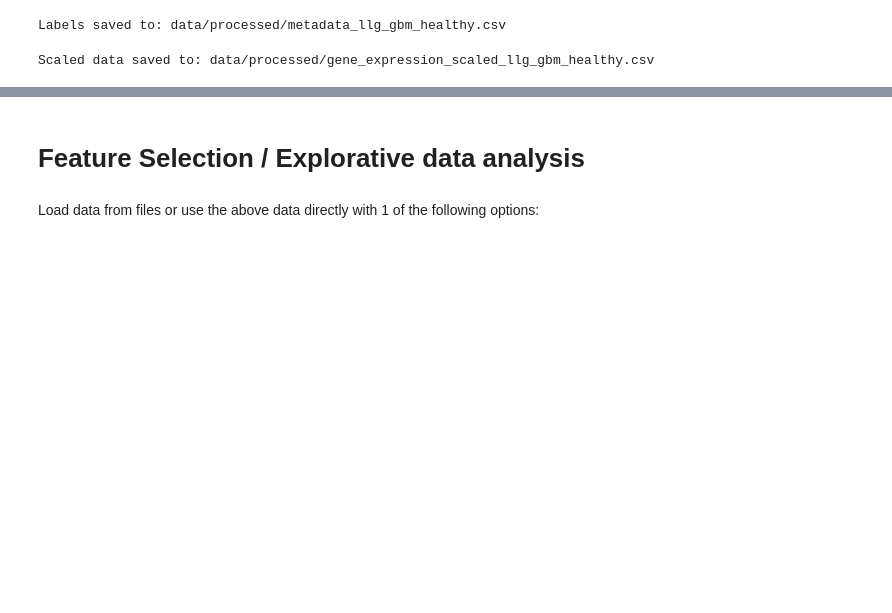
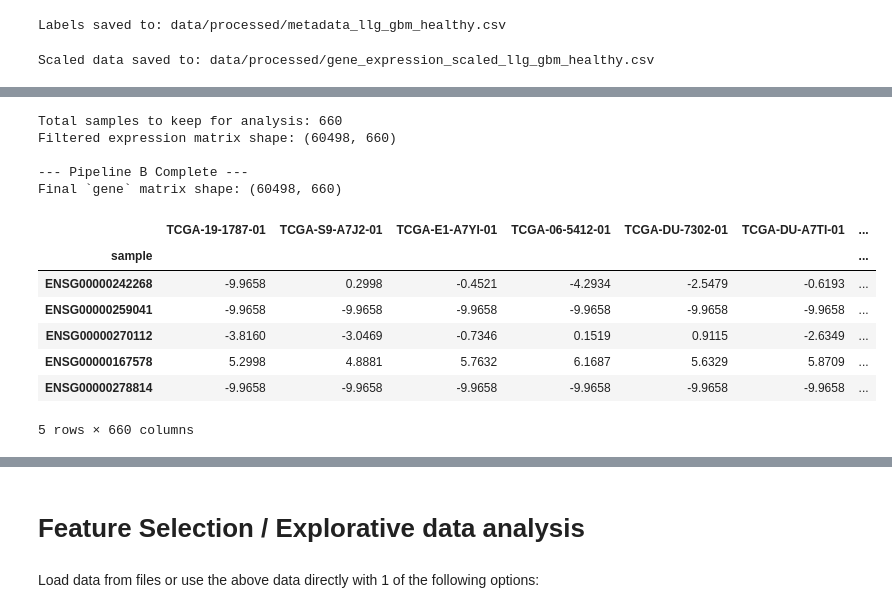
Before and after one commit to tobitotaku/ai-brain-tumor, a Jupyter notebook: preprocessing_stream_c.ipynb, the cells around one changed output, grey strips where cells are left out. Drawn from its saved outputs; the diff is of its cells as text; code cells hidden in the pictures; blank space fills up the shorter version.

```diff
--- a/preprocessing_stream_c.ipynb
+++ b/preprocessing_stream_c.ipynb
@@ -504,0 +597,38 @@ Scaled data saved to: data/processed/gene_expression_scaled_llg_gbm_healthy.csv
+# %%
+# --- 1. Combine Metadata & Get Final Sample List ---
+# We already created b_gbm_metadata and b_gtex_metadata in the last step
+b_samples_to_keep = combined_metadata_gbm_llg_df['sample'].tolist()
+
+print(f"Total samples to keep for analysis: {len(b_samples_to_keep)}")
+
+# --- 2. Filter Expression Data ---
+# Select only the columns (samples) we want
+# We use .copy() to prevent pandas warnings
+filtered_genes_gbm_llg = b_xena_expression_df[
+    b_xena_expression_df.columns.intersection(b_samples_to_keep)
+].copy()
+
+# --- 3. Clean Gene IDs ---
+# Clean gene IDs (e.g., 'ENSG00000000003.15' -> 'ENSG00000000003')
+filtered_genes_gbm_llg.index = filtered_genes_gbm_llg.index.str.split('.').str[0]
+
+print(f"Filtered expression matrix shape: {filtered_genes_gbm_llg.shape}")
+
+# --- 6. Verify Final ---
+print("\n--- Pipeline B Complete ---")
+print(f"Final `gene` matrix shape: {filtered_genes_gbm_llg.shape}")
+display(filtered_genes_gbm_llg.head())
+# %% [output]
+Total samples to keep for analysis: 660
+Filtered expression matrix shape: (60498, 660)
+
+--- Pipeline B Complete ---
+Final `gene` matrix shape: (60498, 660)
+|  | TCGA-19-1787-01 | TCGA-S9-A7J2-01 | TCGA-E1-A7YI-01 | TCGA-06-5412-01 | TCGA-DU-7302-01 | TCGA-DU-A7TI-01 | ... |
+| sample |  |  |  |  |  |  | ... |
+| ENSG00000242268 | -9.9658 | 0.2998 | -0.4521 | -4.2934 | -2.5479 | -0.6193 | ... |
+| ENSG00000259041 | -9.9658 | -9.9658 | -9.9658 | -9.9658 | -9.9658 | -9.9658 | ... |
+| ENSG00000270112 | -3.8160 | -3.0469 | -0.7346 | 0.1519 | 0.9115 | -2.6349 | ... |
+| ENSG00000167578 | 5.2998 | 4.8881 | 5.7632 | 6.1687 | 5.6329 | 5.8709 | ... |
+| ENSG00000278814 | -9.9658 | -9.9658 | -9.9658 | -9.9658 | -9.9658 | -9.9658 | ... |
+5 rows × 660 columns
```
Also changed, not shown: parts of 10 cells of this notebook, 1 other file.
